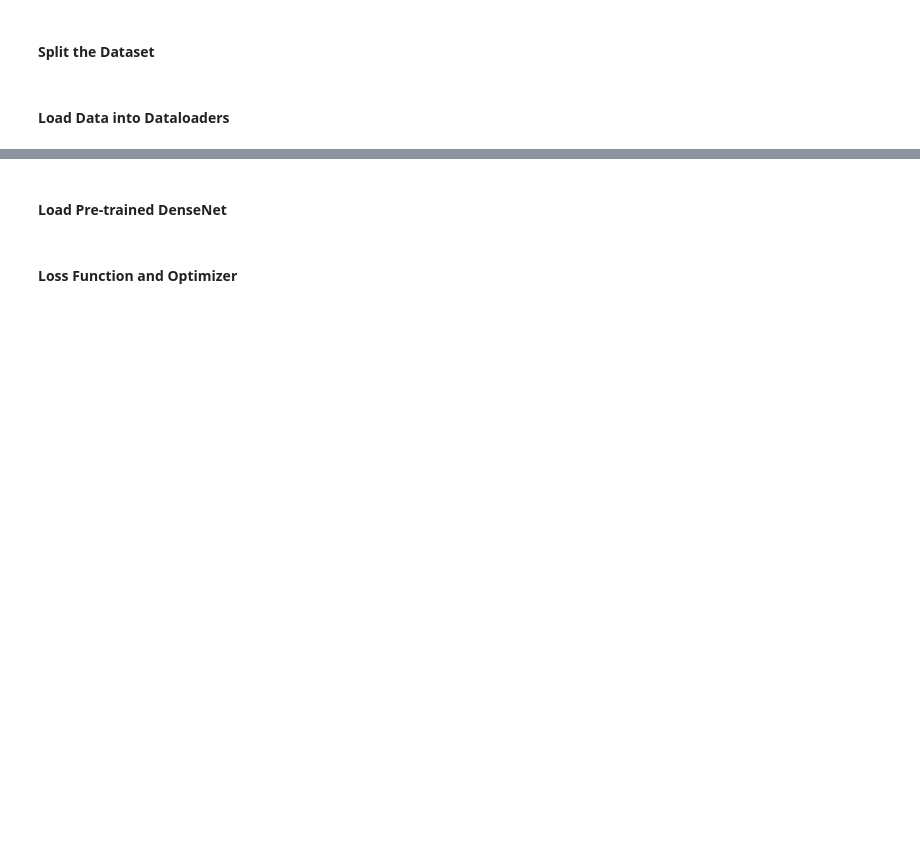
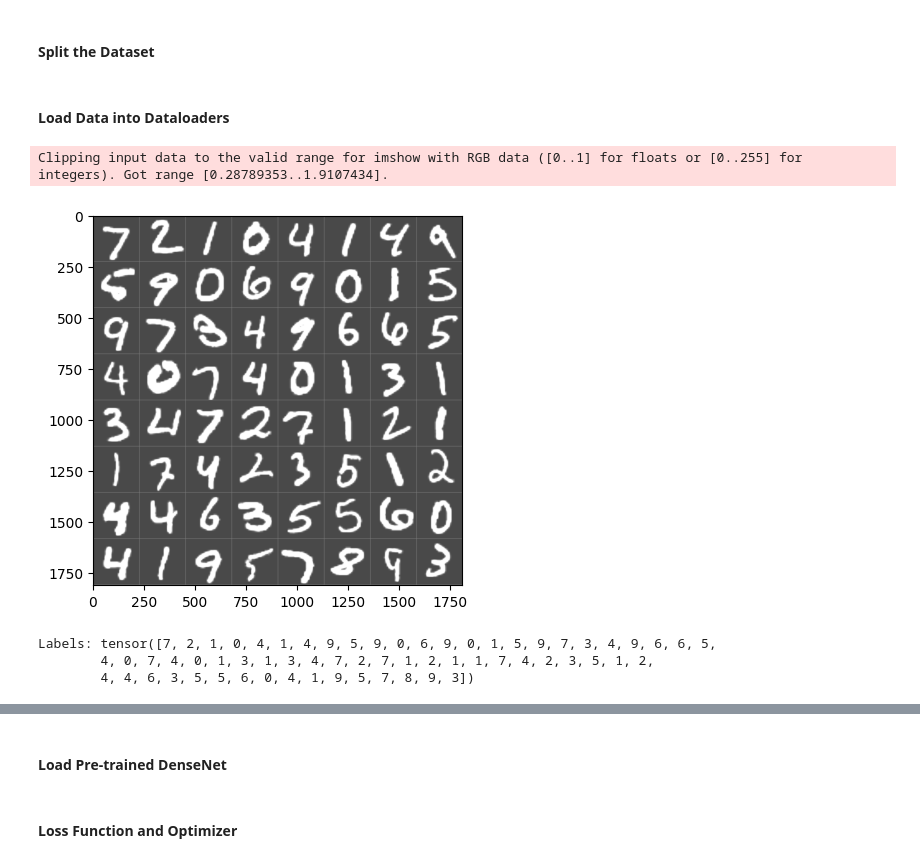
Before and after one commit to Team-Synapse-UoM/DenseNet-Implementation, a Jupyter notebook: main.ipynb, the cells around one changed output, grey strips where cells are left out. Drawn from its saved outputs; the diff is of its cells as text; code cells hidden in the pictures; blank space fills up the shorter version.

Commit message:
Added data exploration

```diff
--- a/main.ipynb
+++ b/main.ipynb
@@ -33,3 +33,28 @@ train_dataset, val_dataset, _ = random_split(dataset, [train_size, val_size, tes
 train_loader = DataLoader(train_dataset, batch_size=64, shuffle=True)
 val_loader = DataLoader(val_dataset, batch_size=64, shuffle=False)
 test_loader = DataLoader(test_dataset, batch_size=64, shuffle=False)
+# %%
+import torchvision
+import numpy as np
+
+def imshow(img):
+    img = img / 2 + 0.5  # unnormalize
+    npimg = img.numpy()
+    plt.imshow(np.transpose(npimg, (1, 2, 0)), cmap='gray')
+    plt.show()
+
+# Get some random training images
+data_iter = iter(test_loader)
+images, labels = next(data_iter)
+
+# Show images
+imshow(torchvision.utils.make_grid(images))
+
+# Print labels
+print('Labels:', labels)
+# %% [output]
+Clipping input data to the valid range for imshow with RGB data ([0..1] for floats or [0..255] for integers). Got range [0.28789353..1.9107434].
+[figure, added]
+Labels: tensor([7, 2, 1, 0, 4, 1, 4, 9, 5, 9, 0, 6, 9, 0, 1, 5, 9, 7, 3, 4, 9, 6, 6, 5,
+        4, 0, 7, 4, 0, 1, 3, 1, 3, 4, 7, 2, 7, 1, 2, 1, 1, 7, 4, 2, 3, 5, 1, 2,
+        4, 4, 6, 3, 5, 5, 6, 0, 4, 1, 9, 5, 7, 8, 9, 3])
```
Also changed, not shown: parts of 4 cells of this notebook.
